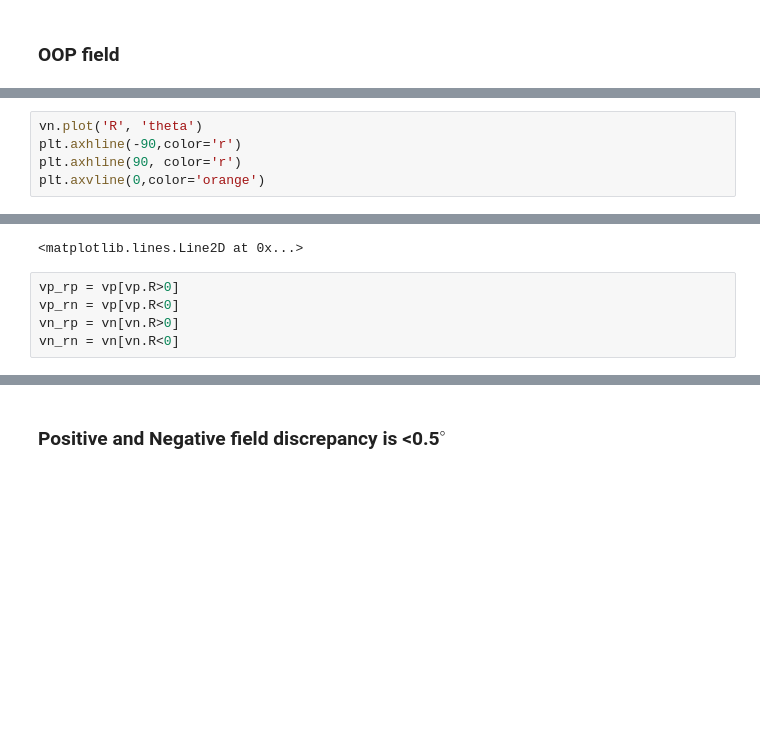
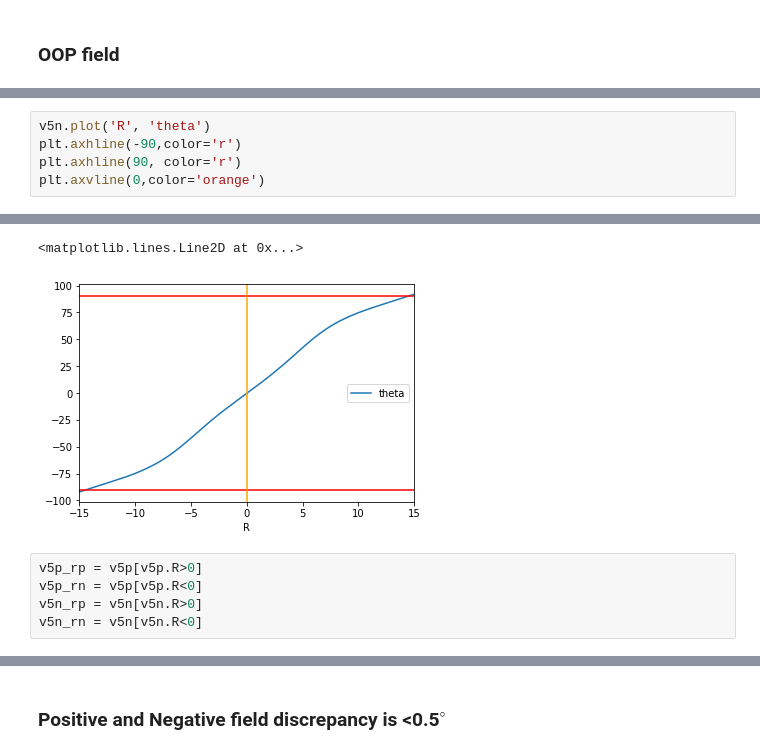
Before and after one commit to jeraldtm/Icarus, a Jupyter notebook: icarus_calib_shims.ipynb, the cells around one changed output, grey strips where cells are left out. Drawn from its saved outputs; the diff is of its cells as text; blank space fills up the shorter version.

```diff
--- a/icarus_calib_shims.ipynb
+++ b/icarus_calib_shims.ipynb
@@ -327,5 +335,5 @@ plt.axvline(0,color='orange')
 # %%
-vn.plot('R', 'theta')
+v5n.plot('R', 'theta')
 plt.axhline(-90,color='r')
 plt.axhline(90, color='r')
 plt.axvline(0,color='orange')
@@ -335,7 +341,8 @@ plt.axvline(0,color='orange')
 <matplotlib.lines.Line2D at 0x...>
+[figure, added]
-# %%
-vp_rp = vp[vp.R>0]
-vp_rn = vp[vp.R<0]
-vn_rp = vn[vn.R>0]
-vn_rn = vn[vn.R<0]
+# %%
+v5p_rp = v5p[v5p.R>0]
+v5p_rn = v5p[v5p.R<0]
+v5n_rp = v5n[v5n.R>0]
+v5n_rn = v5n[v5n.R<0]
 # %%
```
Also changed, not shown: parts of 32 cells of this notebook, 2 other files.
